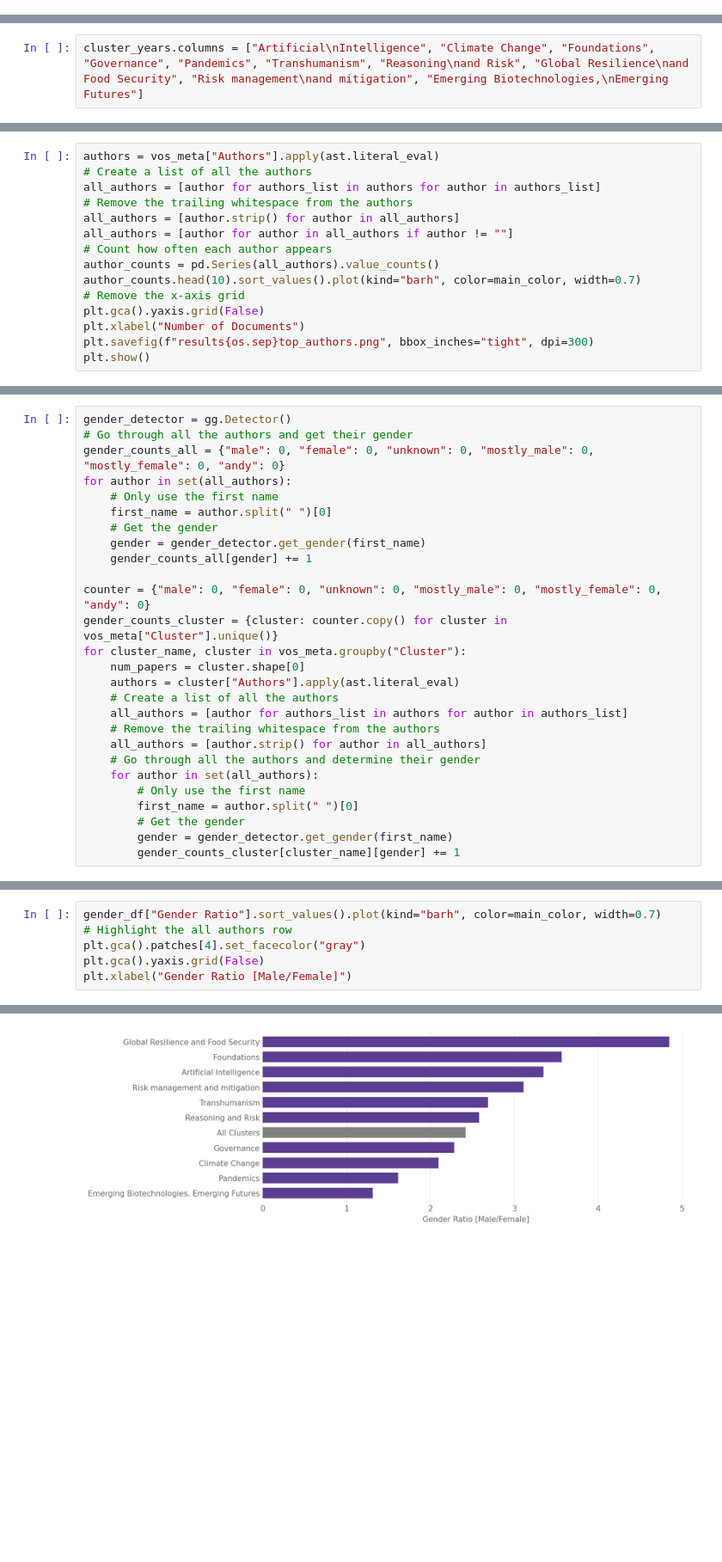
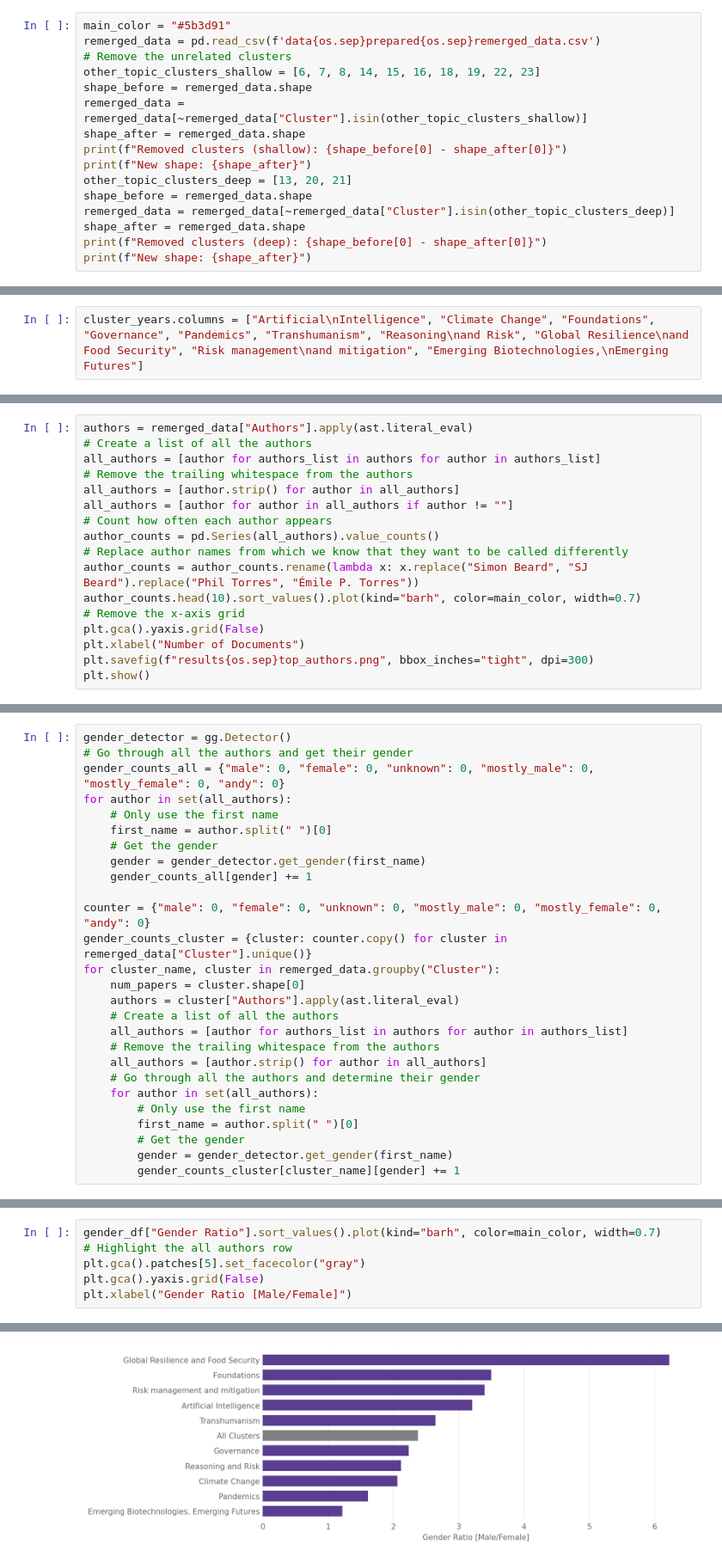
Before and after one commit to florianjehn/bibliometrics, a Jupyter notebook: scripts/overall_visualizations.ipynb, the cells around one changed output, grey strips where cells are left out. Shown at 86% size. Cells and saved outputs as stored; diff of their text form; blank space fills up the shorter version.

```diff
--- a/scripts/overall_visualizations.ipynb
+++ b/scripts/overall_visualizations.ipynb
@@ -38,0 +13,16 @@ Removed 448 papers from unrelated clusters
+# %%
+main_color = "#5b3d91"
+remerged_data = pd.read_csv(f'data{os.sep}prepared{os.sep}remerged_data.csv')
+# Remove the unrelated clusters
+other_topic_clusters_shallow = [6, 7, 8, 14, 15, 16, 18, 19, 22, 23]
+shape_before = remerged_data.shape
+remerged_data = remerged_data[~remerged_data["Cluster"].isin(other_topic_clusters_shallow)]
+shape_after = remerged_data.shape
+print(f"Removed clusters (shallow): {shape_before[0] - shape_after[0]}")
+print(f"New shape: {shape_after}")
+other_topic_clusters_deep = [13, 20, 21]
+shape_before = remerged_data.shape
+remerged_data = remerged_data[~remerged_data["Cluster"].isin(other_topic_clusters_deep)]
+shape_after = remerged_data.shape
+print(f"Removed clusters (deep): {shape_before[0] - shape_after[0]}")
+print(f"New shape: {shape_after}")
@@ -101,5 +98,5 @@ plt.gca().xaxis.grid(False)
 # %%
-authors = vos_meta["Authors"].apply(ast.literal_eval)
+authors = remerged_data["Authors"].apply(ast.literal_eval)
 # Create a list of all the authors
 all_authors = [author for authors_list in authors for author in authors_list]
 # Remove the trailing whitespace from the authors
@@ -107,6 +104,8 @@ all_authors = [author.strip() for author in all_authors]
 all_authors = [author for author in all_authors if author != ""]
 # Count how often each author appears
 author_counts = pd.Series(all_authors).value_counts()
+# Replace author names from which we know that they want to be called differently
+author_counts = author_counts.rename(lambda x: x.replace("Simon Beard", "SJ Beard").replace("Phil Torres", "Émile P. Torres"))
 author_counts.head(10).sort_values().plot(kind="barh", color=main_color, width=0.7)
 # Remove the x-axis grid
 plt.gca().yaxis.grid(False)
@@ -127,8 +126,8 @@ for author in set(all_authors):
     gender_counts_all[gender] += 1
 
 counter = {"male": 0, "female": 0, "unknown": 0, "mostly_male": 0, "mostly_female": 0, "andy": 0}
-gender_counts_cluster = {cluster: counter.copy() for cluster in vos_meta["Cluster"].unique()}
-for cluster_name, cluster in vos_meta.groupby("Cluster"):
+gender_counts_cluster = {cluster: counter.copy() for cluster in remerged_data["Cluster"].unique()}
+for cluster_name, cluster in remerged_data.groupby("Cluster"):
     num_papers = cluster.shape[0]
     authors = cluster["Authors"].apply(ast.literal_eval)
     # Create a list of all the authors
@@ -185,9 +184,9 @@ gender_df
 # %%
 gender_df["Gender Ratio"].sort_values().plot(kind="barh", color=main_color, width=0.7)
 # Highlight the all authors row
-plt.gca().patches[4].set_facecolor("gray")
+plt.gca().patches[5].set_facecolor("gray")
 plt.gca().yaxis.grid(False)
 plt.xlabel("Gender Ratio [Male/Female]")
 # %% [output]
 Text(0.5, 0, 'Gender Ratio [Male/Female]')
-[figure, old version]
+[figure, new version]
```
Also changed, not shown: parts of 21 cells of this notebook, 3 other files.
